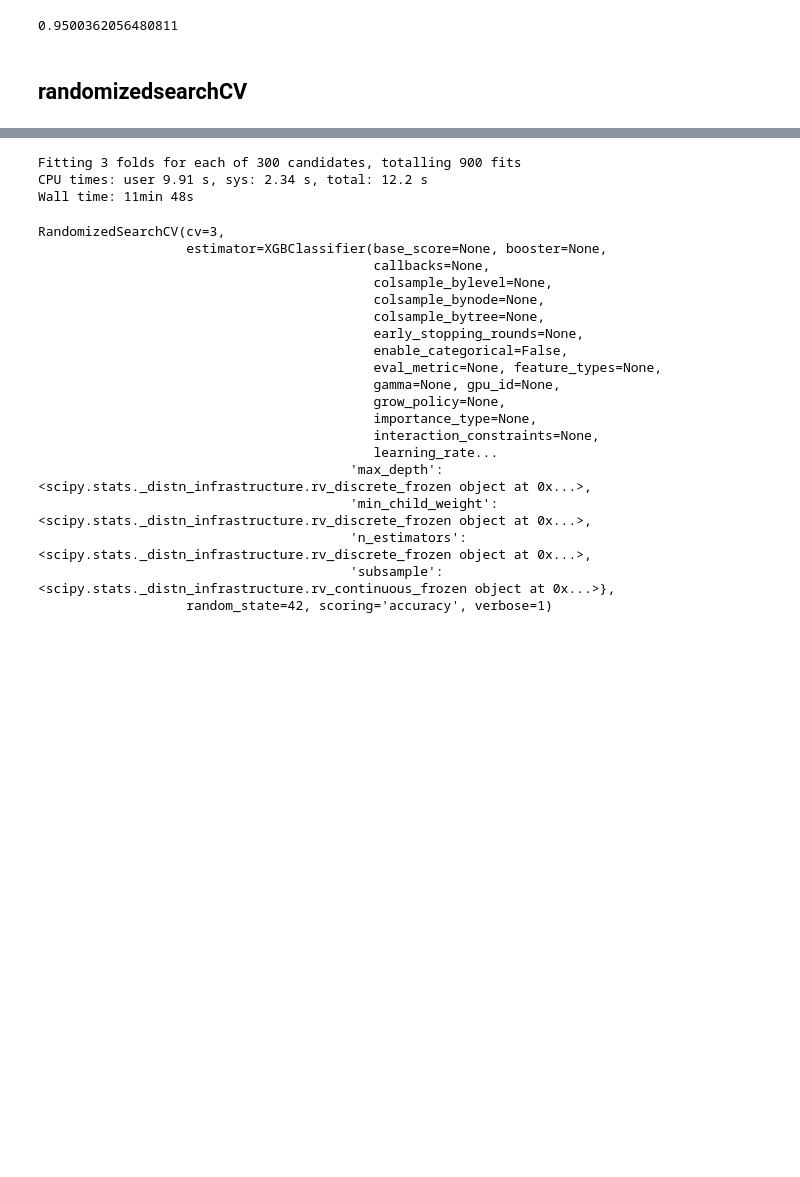
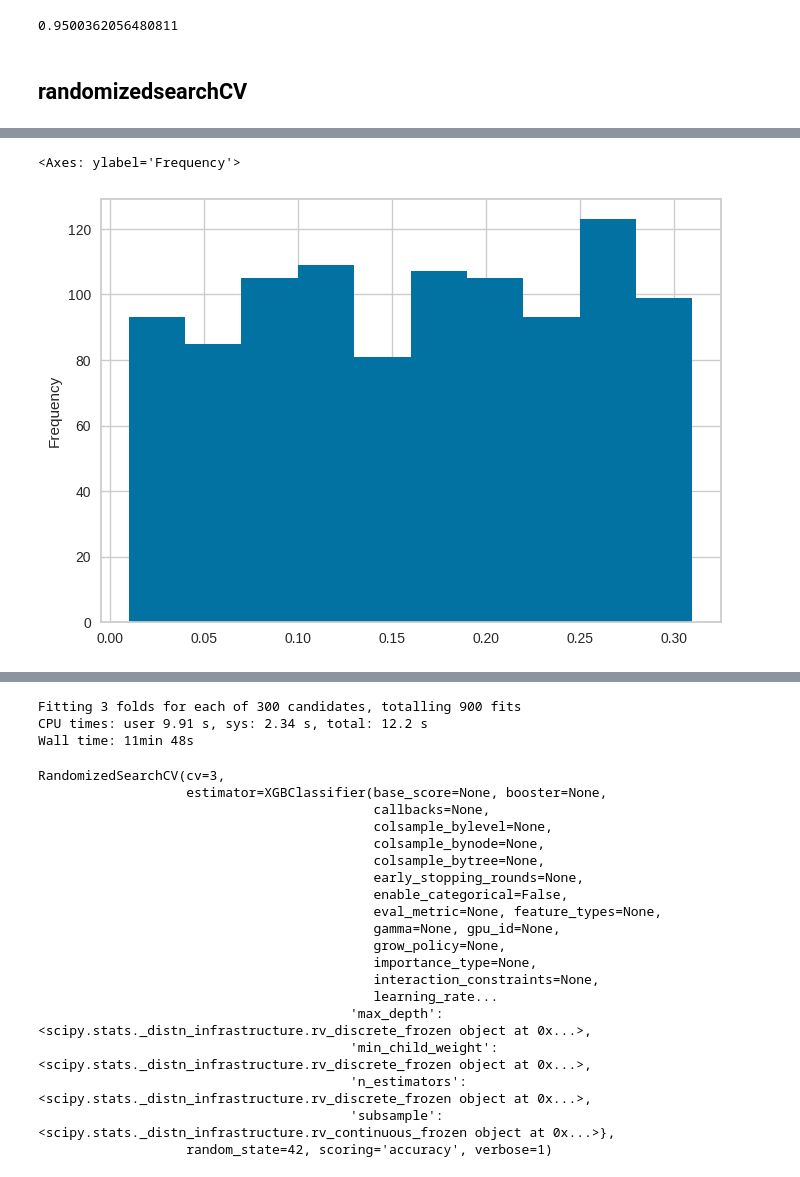
Before and after one commit to beac0n5/Jupyter-for-Everyone, a Jupyter notebook: module_09-machine_learning_in_jupyter/module_09.ipynb, the cells around one changed output, grey strips where cells are left out. Cells and saved outputs as stored; diff of their text form; code cells hidden in the pictures; blank space fills up the shorter version.

```diff
--- a/module_09-machine_learning_in_jupyter/module_09.ipynb
+++ b/module_09-machine_learning_in_jupyter/module_09.ipynb
@@ -711,0 +732,5 @@ best_estimator.score(x_test, y_test)
+# %%
+pd.Series(uni_l).plot(kind = 'hist')
+# %% [output]
+<Axes: ylabel='Frequency'>
+[figure, added]
```
Also changed, not shown: parts of 11 cells of this notebook.
